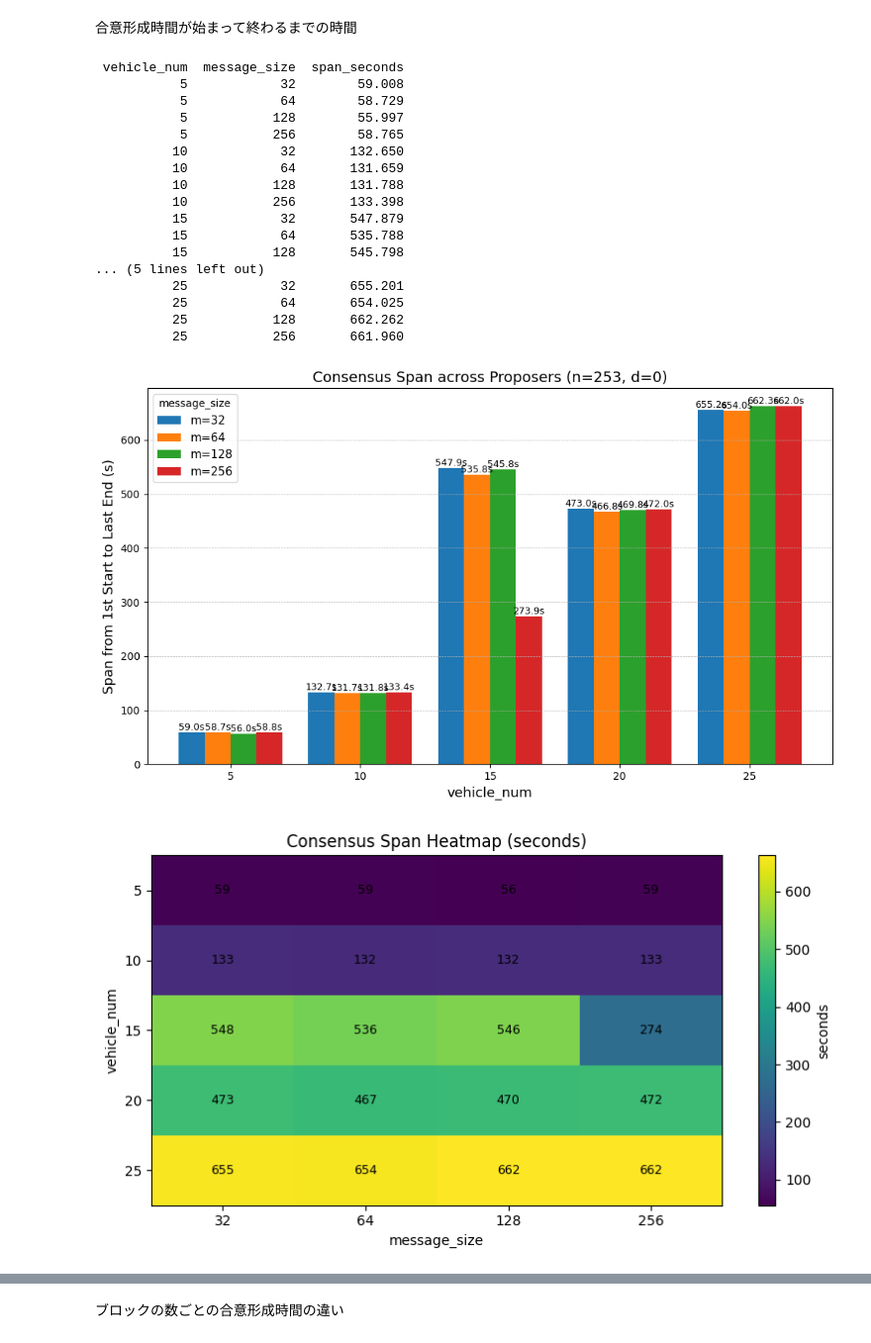
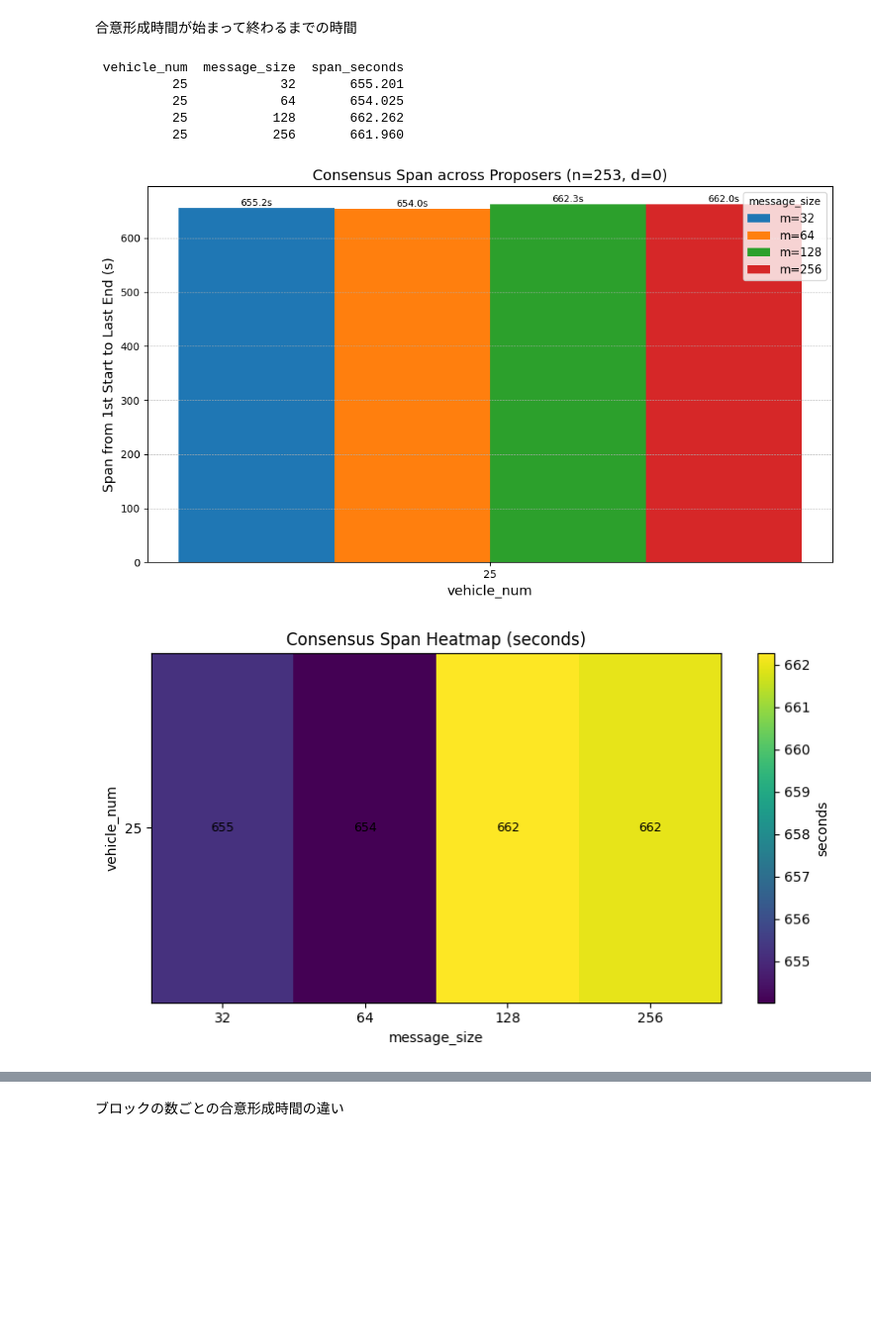
Before and after one commit to lucvil/vguard, a Jupyter notebook: data_analysis/multi_rsu_congestion_fixed_vehicle_num/data_analysis.ipynb, the cells around one changed output, grey strips where cells are left out. Shown at 99% size. Saved outputs shown, nothing was run; the diff lists cells and outputs as text; code cells hidden in the pictures; blank space fills up the shorter version.

```diff
--- a/data_analysis/multi_rsu_congestion_fixed_vehicle_num/data_analysis.ipynb
+++ b/data_analysis/multi_rsu_congestion_fixed_vehicle_num/data_analysis.ipynb
@@ -503,7 +503,7 @@ participant_size = proposer_num + validator_num  # 253
 network_delay    = 0
 
 # 変化させるパラメータ（ユーザ指定どおり）
-vehicle_nums  = [5, 10, 15, 20, 25]          # ← 指定順のまま
+vehicle_nums  = [25]          # ← 指定順のまま
 message_sizes = [32, 64, 128, 256]
 
 # 実験ルート（必要に応じて変更）
@@ -624,44 +624,32 @@ else:
     # （棒グラフよりも一望したい場合）
     try:
         fig2, ax2 = plt.subplots(figsize=(8, 4.5))
         # pivot の行=vehicle_num, 列=message_size
         im = ax2.imshow(pivot.values, aspect="auto")
         ax2.set_xticks(np.arange(len(pivot.columns)))
         ax2.set_yticks(np.arange(len(pivot.index)))
         ax2.set_xticklabels([str(c) for c in pivot.columns])
         ax2.set_yticklabels([str(r) for r in pivot.index])
         ax2.set_xlabel("message_size")
         ax2.set_ylabel("vehicle_num")
         ax2.set_title("Consensus Span Heatmap (seconds)")
 
         # 値をセルに記入
         for i in range(len(pivot.index)):
             for j in range(len(pivot.columns)):
                 val = pivot.values[i, j]
                 if not np.isnan(val):
                     ax2.text(j, i, f"{val:.0f}", ha="center", va="center", fontsize=9)
         plt.colorbar(im, ax=ax2, label="seconds")
         plt.tight_layout()
         plt.show()
     except Exception as e:
         print(f"(Heatmap skipped) {e}")
 # %% [output]
  vehicle_num  message_size  span_seconds
-           5            32        59.008
-           5            64        58.729
-           5           128        55.997
-           5           256        58.765
-          10            32       132.650
-          10            64       131.659
-          10           128       131.788
-          10           256       133.398
-          15            32       547.879
-          15            64       535.788
-          15           128       545.798
-... (5 lines left out)
           25            32       655.201
           25            64       654.025
           25           128       662.262
           25           256       661.960
-[figure, old version]
+[figure, new version]
-[figure, old version]
+[figure, new version]
```
Also changed, not shown: parts of 3 cells of this notebook, 4 other files.
